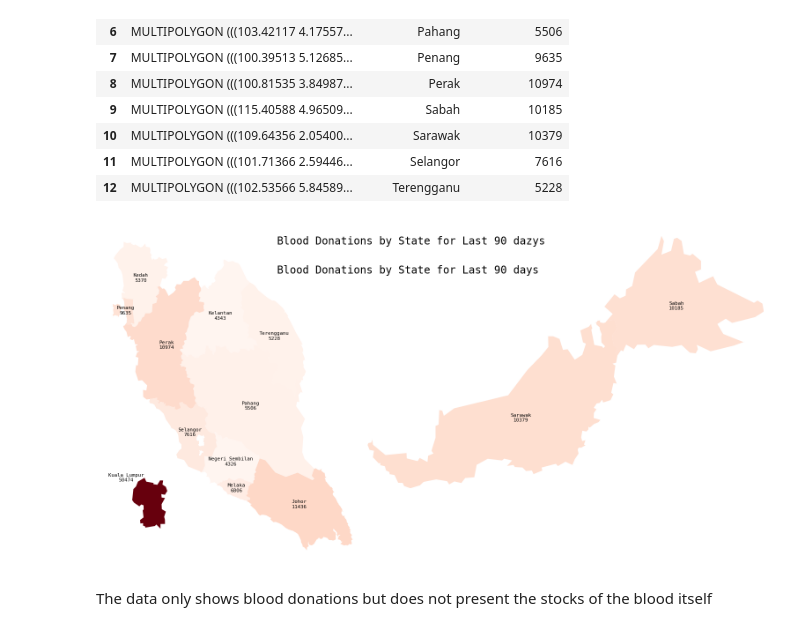
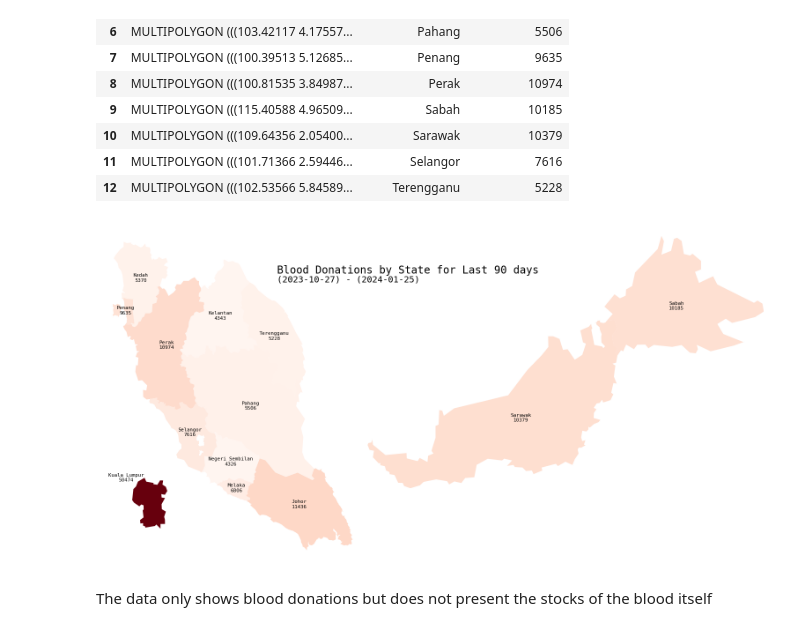
Before and after one commit to adleefuad/blood_donation, a Jupyter notebook: EDA.ipynb, the cells around one changed output. Saved outputs shown, nothing was run; the diff lists cells and outputs as text; code cells hidden in the pictures.

Commit message:
update on Visualisation

```diff
--- a/EDA.ipynb
+++ b/EDA.ipynb
@@ -207,7 +207,7 @@ colour_gradient = 'Reds'
 # Create the main plot for Peninsular Malaysia excluding Kuala Lumpur for clarity
 fig, ax_main = plt.subplots(figsize=(10, 10))
 plt.text(x=103,y=6,s = 'Blood Donations by State for Last 90 days',fontsize = 'xx-large')
-plt.text(x=103,y=6.5,s = 'Blood Donations by State for Last 90 dazys',fontsize = 'xx-large')
+plt.text(x=103,y=5.85,s = f'({last_3_months.date()}) - ({latest_date.date()})',fontsize = 'x-large')
 peninsular_without_kl = state3_df_merged[(state3_df_merged['state'] != 'Sabah') & (state3_df_merged['state'] != 'Sarawak') & (state3_df_merged['state'] != 'Kuala Lumpur')]
 peninsular_without_kl.plot(column='total_donation', ax=ax_main, cmap=colour_gradient, norm=norm)
 
@@ -237,34 +237,34 @@ ax_kl.set_frame_on(False)
 ax_kl.set_xticks([])
 ax_kl.set_yticks([])
 
 # Remove axis for the main plot for a cleaner look
 ax_main.set_axis_off()
 
 # Add Label to the plot
 for idx, row in state3_df_merged.iterrows():
 
     # Get the position of the label
     x, y = row['geometry'].centroid.x, row['geometry'].centroid.y
 
     # Define the label text
     label_text = f"{row['state']}\n{row['total_donation']}"
     # Place the label on the map
     if row['state'] == 'Kuala Lumpur':
         ax_kl.text(x-0.1, y+0.1, label_text, fontsize=8, ha='center', va='center',color='black')
 
     elif (row['state'] == 'Sarawak') | (row['state'] == 'Sabah'):
         ax_sabah_sarawak.text(x, y, label_text, fontsize=8, ha='center', va='center')
 
     else:
         ax_main.text(x, y, label_text, fontsize=8, ha='center', va='center')
 
 # Add title to the main plot
 
 
 # Show the map
 plt.show()
 # %% [output]
-[figure, old version]
+[figure, new version]
 # %% [markdown]
 The data only shows blood donations but does not present the stocks of the blood itself
 # %%
```
Also changed, not shown: parts of 8 cells of this notebook.
